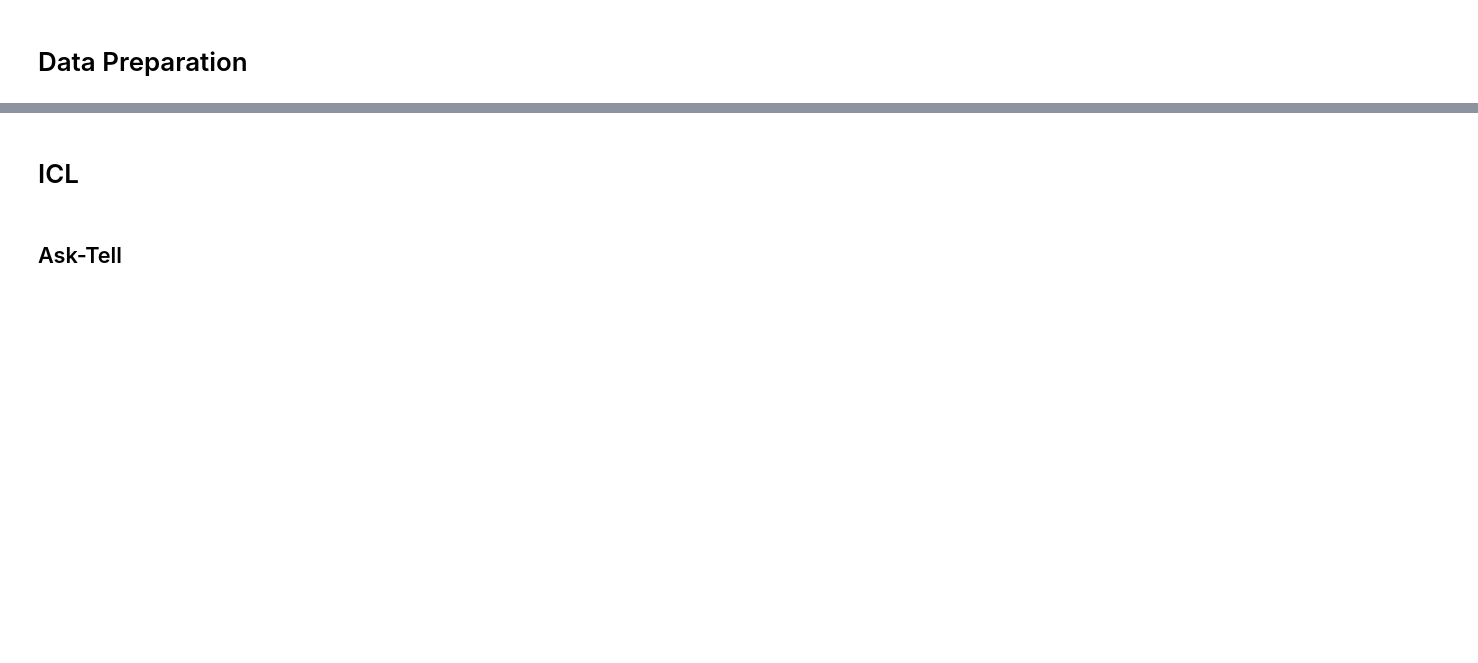
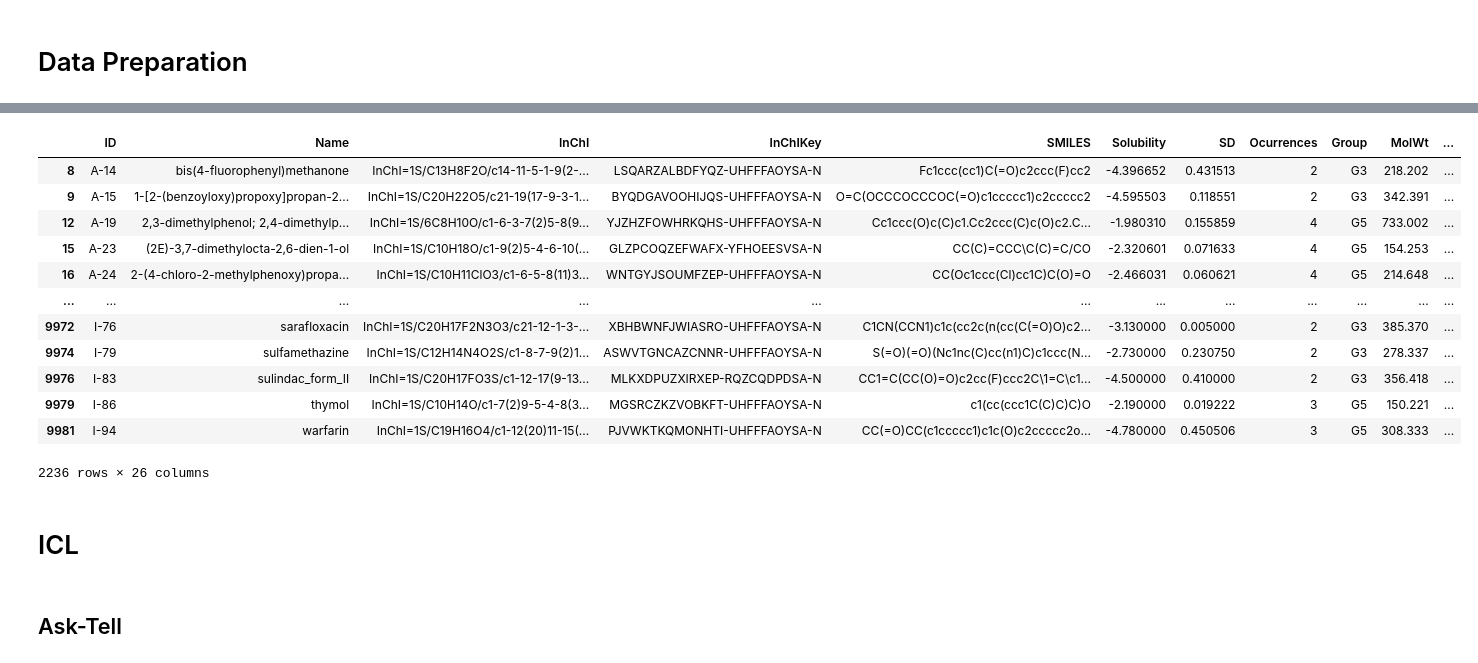
Before and after one commit to siddarthanath/University-College-London, a Jupyter notebook: MSc Dissertation/New_Ideas.ipynb, the cells around one changed output, grey strips where cells are left out. Drawn from its saved outputs; the diff is of its cells as text; code cells hidden in the pictures; blank space fills up the shorter version.

```diff
--- a/MSc Dissertation/New_Ideas.ipynb
+++ b/MSc Dissertation/New_Ideas.ipynb
@@ -75,3 +115,19 @@ esol_df
+# %%
+aqsol_df[aqsol_df["Ocurrences"]>1]
+# %% [output]
+|  | ID | Name | InChI | InChIKey | SMILES | Solubility | SD | Ocurrences | Group | MolWt | ... |
+| 8 | A-14 | bis(4-fluorophenyl)methanone | InChI=1S/C13H8F2O/c14-11-5-1-9(2-... | LSQARZALBDFYQZ-UHFFFAOYSA-N | Fc1ccc(cc1)C(=O)c2ccc(F)cc2 | -4.396652 | 0.431513 | 2 | G3 | 218.202 | ... |
+| 9 | A-15 | 1-[2-(benzoyloxy)propoxy]propan-2... | InChI=1S/C20H22O5/c21-19(17-9-3-1... | BYQDGAVOOHIJQS-UHFFFAOYSA-N | O=C(OCCCOCCCOC(=O)c1ccccc1)c2ccccc2 | -4.595503 | 0.118551 | 2 | G3 | 342.391 | ... |
+| 12 | A-19 | 2,3-dimethylphenol; 2,4-dimethylp... | InChI=1S/6C8H10O/c1-6-3-7(2)5-8(9... | YJZHZFOWHRKQHS-UHFFFAOYSA-N | Cc1ccc(O)c(C)c1.Cc2ccc(C)c(O)c2.C... | -1.980310 | 0.155859 | 4 | G5 | 733.002 | ... |
+| 15 | A-23 | (2E)-3,7-dimethylocta-2,6-dien-1-ol | InChI=1S/C10H18O/c1-9(2)5-4-6-10(... | GLZPCOQZEFWAFX-YFHOEESVSA-N | CC(C)=CCC\C(C)=C/CO | -2.320601 | 0.071633 | 4 | G5 | 154.253 | ... |
+| 16 | A-24 | 2-(4-chloro-2-methylphenoxy)propa... | InChI=1S/C10H11ClO3/c1-6-5-8(11)3... | WNTGYJSOUMFZEP-UHFFFAOYSA-N | CC(Oc1ccc(Cl)cc1C)C(O)=O | -2.466031 | 0.060621 | 4 | G5 | 214.648 | ... |
+| ... | ... | ... | ... | ... | ... | ... | ... | ... | ... | ... | ... |
+| 9972 | I-76 | sarafloxacin | InChI=1S/C20H17F2N3O3/c21-12-1-3-... | XBHBWNFJWIASRO-UHFFFAOYSA-N | C1CN(CCN1)c1c(cc2c(n(cc(C(=O)O)c2... | -3.130000 | 0.005000 | 2 | G3 | 385.370 | ... |
+| 9974 | I-79 | sulfamethazine | InChI=1S/C12H14N4O2S/c1-8-7-9(2)1... | ASWVTGNCAZCNNR-UHFFFAOYSA-N | S(=O)(=O)(Nc1nc(C)cc(n1)C)c1ccc(N... | -2.730000 | 0.230750 | 2 | G3 | 278.337 | ... |
+| 9976 | I-83 | sulindac_form_II | InChI=1S/C20H17FO3S/c1-12-17(9-13... | MLKXDPUZXIRXEP-RQZCQDPDSA-N | CC1=C(CC(O)=O)c2cc(F)ccc2C\1=C\c1... | -4.500000 | 0.410000 | 2 | G3 | 356.418 | ... |
+| 9979 | I-86 | thymol | InChI=1S/C10H14O/c1-7(2)9-5-4-8(3... | MGSRCZKZVOBKFT-UHFFFAOYSA-N | c1(cc(ccc1C(C)C)C)O | -2.190000 | 0.019222 | 3 | G5 | 150.221 | ... |
+| 9981 | I-94 | warfarin | InChI=1S/C19H16O4/c1-12(20)11-15(... | PJVWKTKQMONHTI-UHFFFAOYSA-N | CC(=O)CC(c1ccccc1)c1c(O)c2ccccc2o... | -4.780000 | 0.450506 | 3 | G5 | 308.333 | ... |
+2236 rows × 26 columns
 # %% [markdown]
 # ICL
 # %% [markdown]
```
Also changed, not shown: parts of 23 cells of this notebook, 27 other files.
